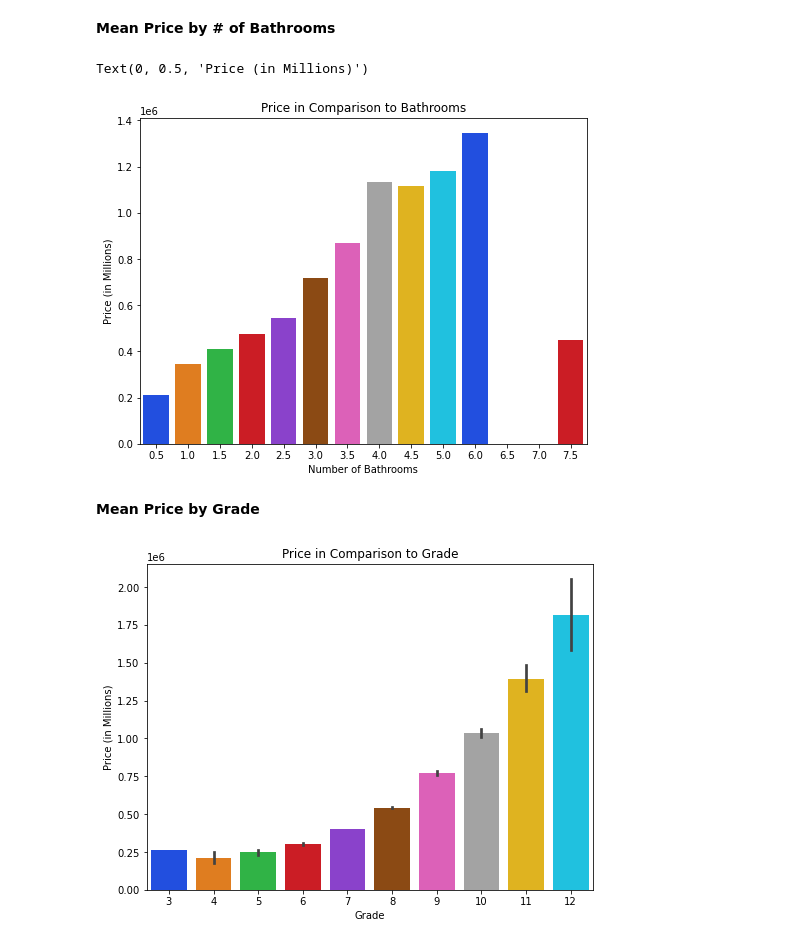
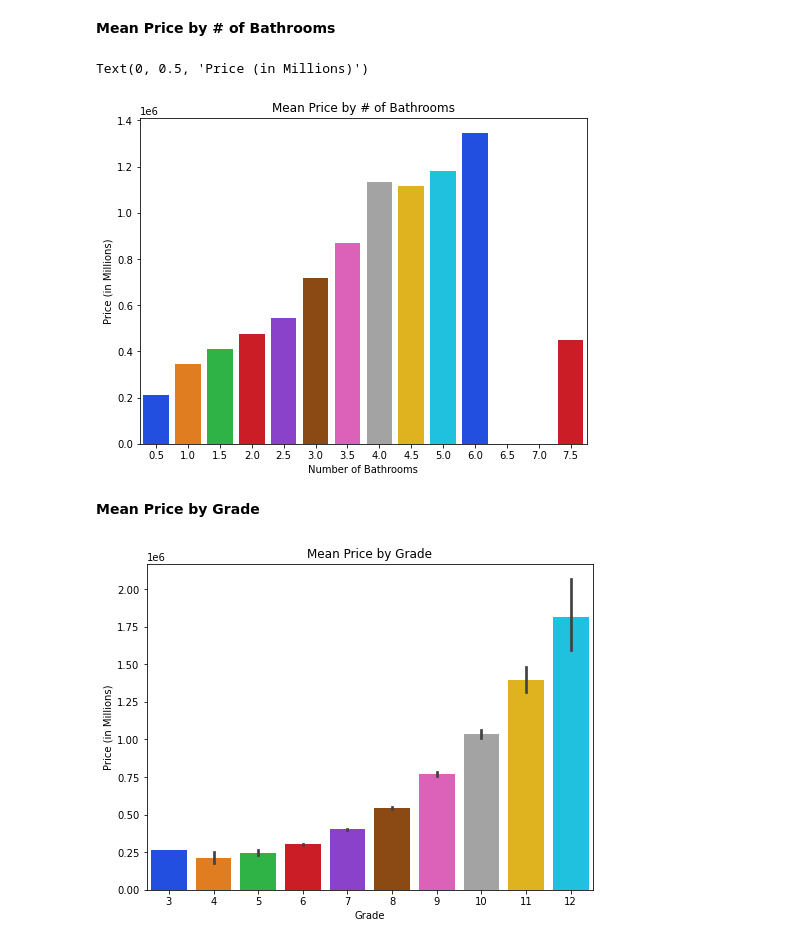
Before and after one commit to lblaka/real-estate-project, a Jupyter notebook: student.ipynb, the cells around one changed output. Drawn from its saved outputs; the diff is of its cells as text; code cells hidden in the pictures.

```diff
--- a/student.ipynb
+++ b/student.ipynb
@@ -834,30 +834,30 @@ The top right Residual Plot suggests that we pass the assumption of homoskedacit
 # %%
 df_graph = dummy.groupby('bathrooms')['price'].mean()
 df_graph=pd.DataFrame(df_graph)
 df_graph.reset_index(inplace=True)
 df_graph.loc[len(df_graph.index)] = ['6.5', 0]
 df_graph.loc[len(df_graph.index)] = ['7.0', 0]
 df_graph['bathrooms']=df_graph['bathrooms'].astype(float, copy=False)
 
 plt.figure(figsize=(8,6))
 ax = sns.barplot(x='bathrooms', y='price', data=df_graph, palette="bright")
-ax.set_title('Price in Comparison to Bathrooms')
+ax.set_title('Mean Price by # of Bathrooms')
 ax.set_xlabel('Number of Bathrooms')
 ax.set_ylabel('Price (in Millions)')
 #plt.savefig('Bathrooms.png')
 #ticks = np.arange(0,15,0.5)
 #ax.set_xticks(ticks);
 # %% [output]
 Text(0, 0.5, 'Price (in Millions)')
-[figure, old version]
+[figure, new version]
 # %% [markdown]
 **Mean Price by Grade**
 # %%
 plt.figure(figsize=(8,6))
 ax = sns.barplot(x='grade', y='price', data=dummy,palette='bright')
-ax.set_title('Price in Comparison to Grade')
+ax.set_title('Mean Price by Grade')
 ax.set_xlabel('Grade')
 ax.set_ylabel('Price (in Millions)');
 #plt.savefig('Grade.png')
 # %% [output]
-[figure, old version]
+[figure, new version]
```
Also changed, not shown: parts of 7 cells of this notebook.
